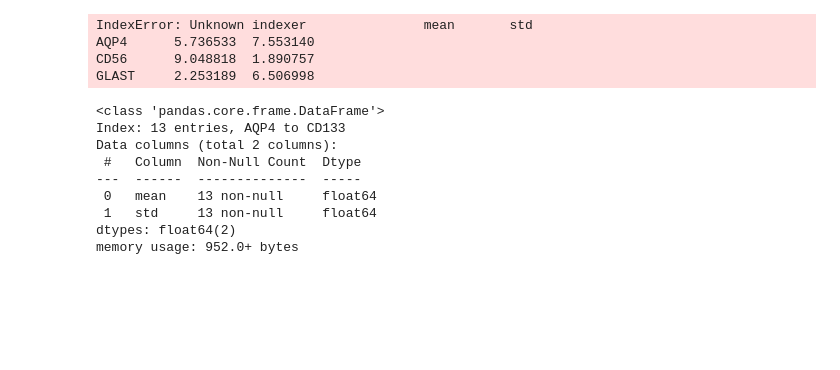
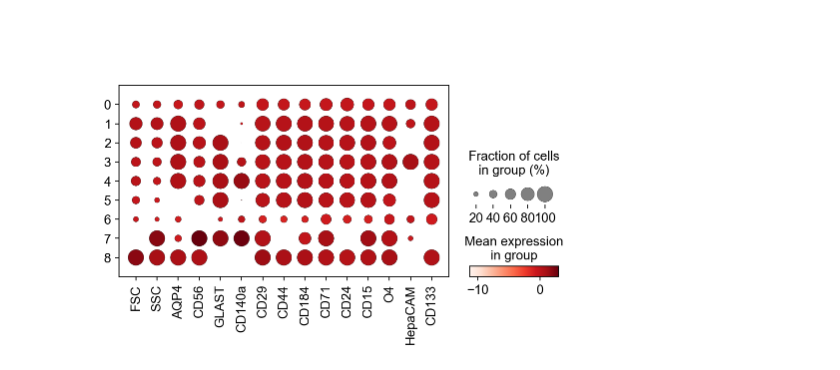
Before and after one commit to srazavi/Clustering_visualization, a Jupyter notebook: cl_visual.ipynb, the cells around one changed output. Cells and saved outputs as stored; diff of their text form; code cells hidden in the pictures; blank space fills up the shorter version.

Commit message:
corrects dotplot creation to successfully use markers as labels for one axis.

```diff
--- a/cl_visual.ipynb
+++ b/cl_visual.ipynb
@@ -35,19 +35,4 @@ sc.pl.umap(adata, color=leiden_res_key+'_'+selected_neighbors_key)
 # %%
-sc.pl.dotplot(adata, adata.var[:], groupby=leiden_res_key+'_'+selected_neighbors_key)
+sc.pl.dotplot(adata, adata.var.index, groupby=leiden_res_key+'_'+selected_neighbors_key)
 # %% [output]
-IndexError: Unknown indexer               mean       std
-AQP4      5.736533  7.553140
-CD56      9.048818  1.890757
-GLAST     2.253189  6.506998
+[figure, added]
-# %%
-adata.var.get
-# %% [output]
-<class 'pandas.core.frame.DataFrame'>
-Index: 13 entries, AQP4 to CD133
-Data columns (total 2 columns):
- #   Column  Non-Null Count  Dtype
----  ------  --------------  -----
- 0   mean    13 non-null     float64
- 1   std     13 non-null     float64
-dtypes: float64(2)
-memory usage: 952.0+ bytes
```
Also changed, not shown: parts of 4 cells of this notebook.
